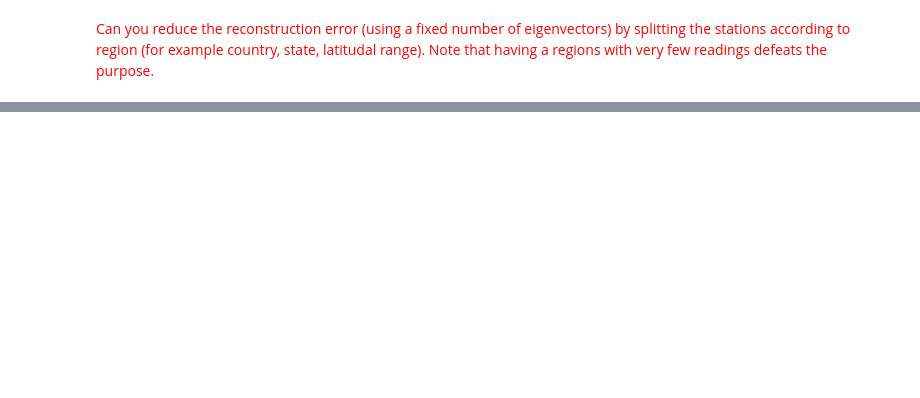
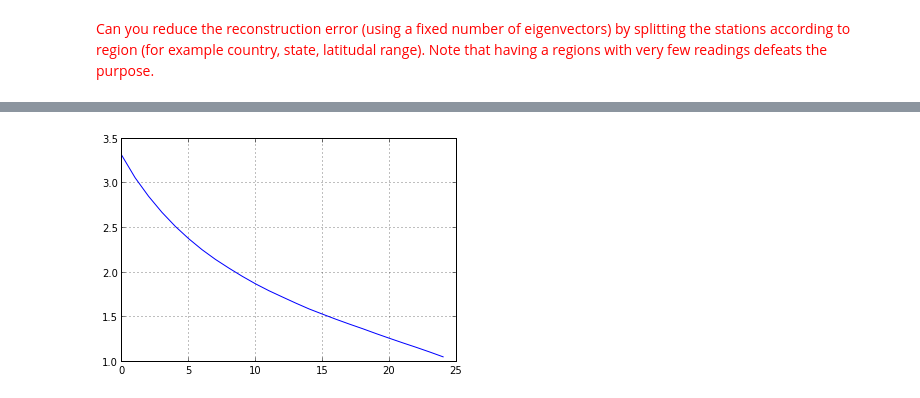
Before and after one commit to intermilan/UCSD_BigData, a Jupyter notebook: notebooks/weather/Weather Analysis.ipynb, the cells around one changed output, grey strips where cells are left out. Saved outputs shown, nothing was run; the diff lists cells and outputs as text; code cells hidden in the pictures; blank space fills up the shorter version.

```diff
--- a/notebooks/weather/Weather Analysis.ipynb
+++ b/notebooks/weather/Weather Analysis.ipynb
@@ -585,0 +773,18 @@ shape(selection)
+# %%
+AS_Stations=['AS' == station[0:2] for station in Data['station']]
+AS_Values = Data[AS_Stations].loc[:, 1:365]
+
+AS_Original = np.matrix(AS_Values.ix[:,1:365])
+AS_U, AS_Mean = Eigen_Vector(AS_Values)
+AS_matrix=np.matrix(AS_Values.ix[:, 1:365])-AS_Mean
+AS_matrix[isnan(AS_matrix)]=0
+AS_Error = []
+
+for k in range(10, 251, 10):
+    AS_Eig = np.matrix(AS_U[:,:k])
+    AS_Prod = AS_matrix * AS_Eig;
+    AS_Predict = AS_Eig*AS_Prod.transpose()+AS_Mean[:,np.newaxis]
+    AS_Predict = AS_Predict.transpose()
+    error = Calc_Error(AS_Original, AS_Predict, shape(AS_Values)[0])
+    AS_Error.append(error)
+    print error
@@ -585,0 +809,5 @@ shape(selection)
+# %%
+plot(AS_Error)
+grid()
+# %% [output]
+[figure, added]
```
Also changed, not shown: parts of 36 cells of this notebook, 2 other files.
